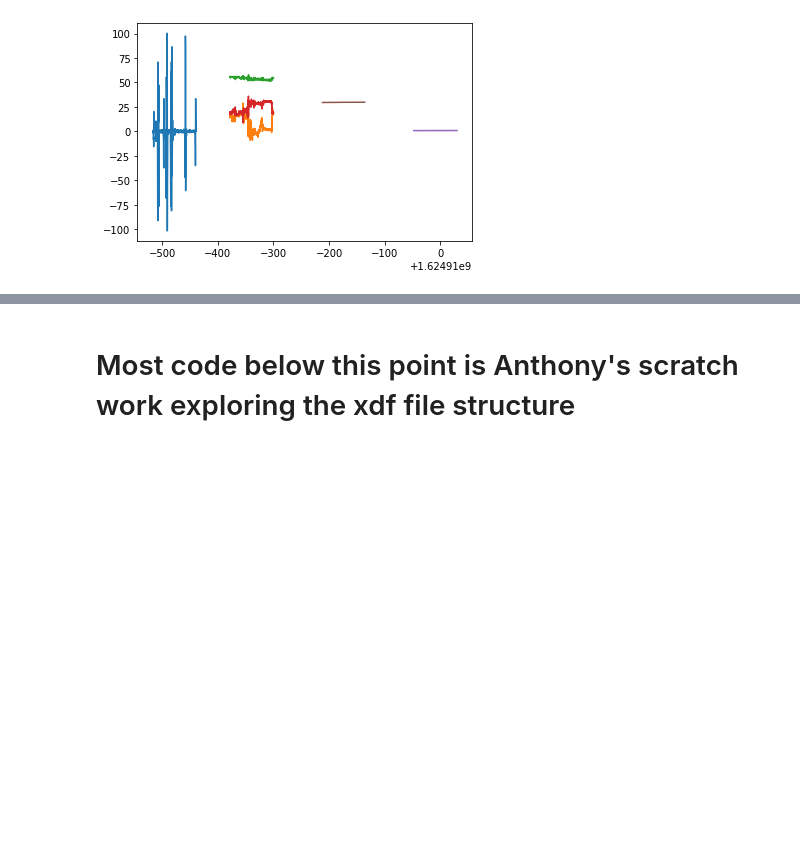
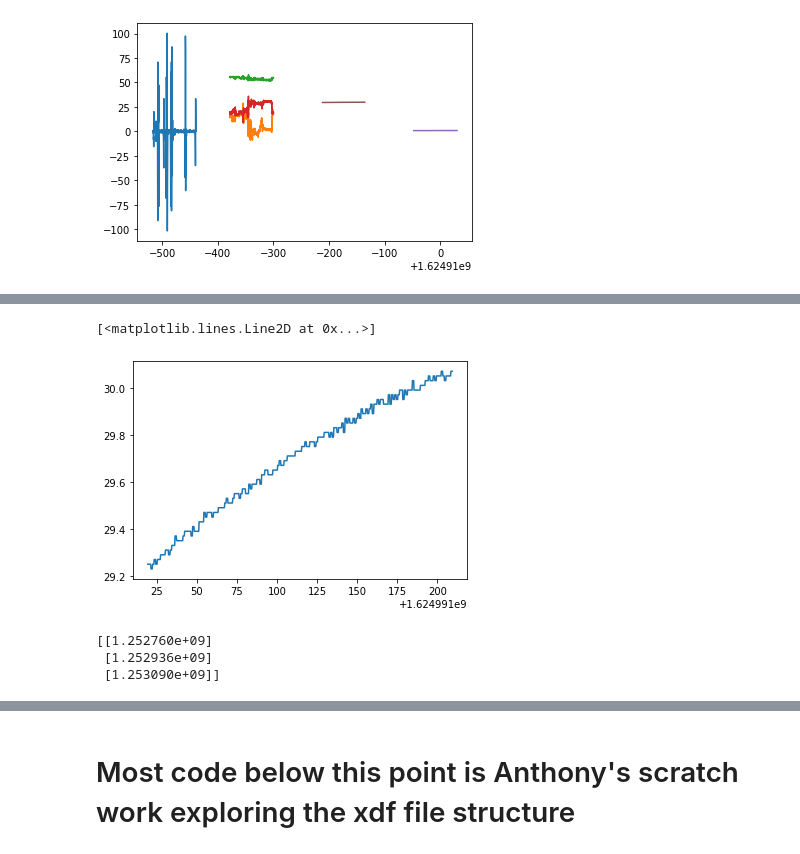
Before and after one commit to aibanks/Holodeck_Sensorlab, a Jupyter notebook: E4_to_LSL.ipynb, the cells around one changed output, grey strips where cells are left out. Drawn from its saved outputs; the diff is of its cells as text; code cells hidden in the pictures; blank space fills up the shorter version.

```diff
--- a/E4_to_LSL.ipynb
+++ b/E4_to_LSL.ipynb
@@ -195,0 +468,17 @@ plt.show()
+# %%
+tmp = data[3]
+tmp
+
+plt.plot(tmp['time_stamps'], tmp['time_series'])
+# %% [output]
+[<matplotlib.lines.Line2D at 0x...>]
+[figure, added]
+# %%
+tag = data[1]
+
+print(tag['time_series'])
+#plt.plot(tag['time_stamps'], tag['time_series'])
+# %% [output]
+[[1.252760e+09]
+ [1.252936e+09]
+ [1.253090e+09]]
```
Also changed, not shown: parts of 13 cells of this notebook.
